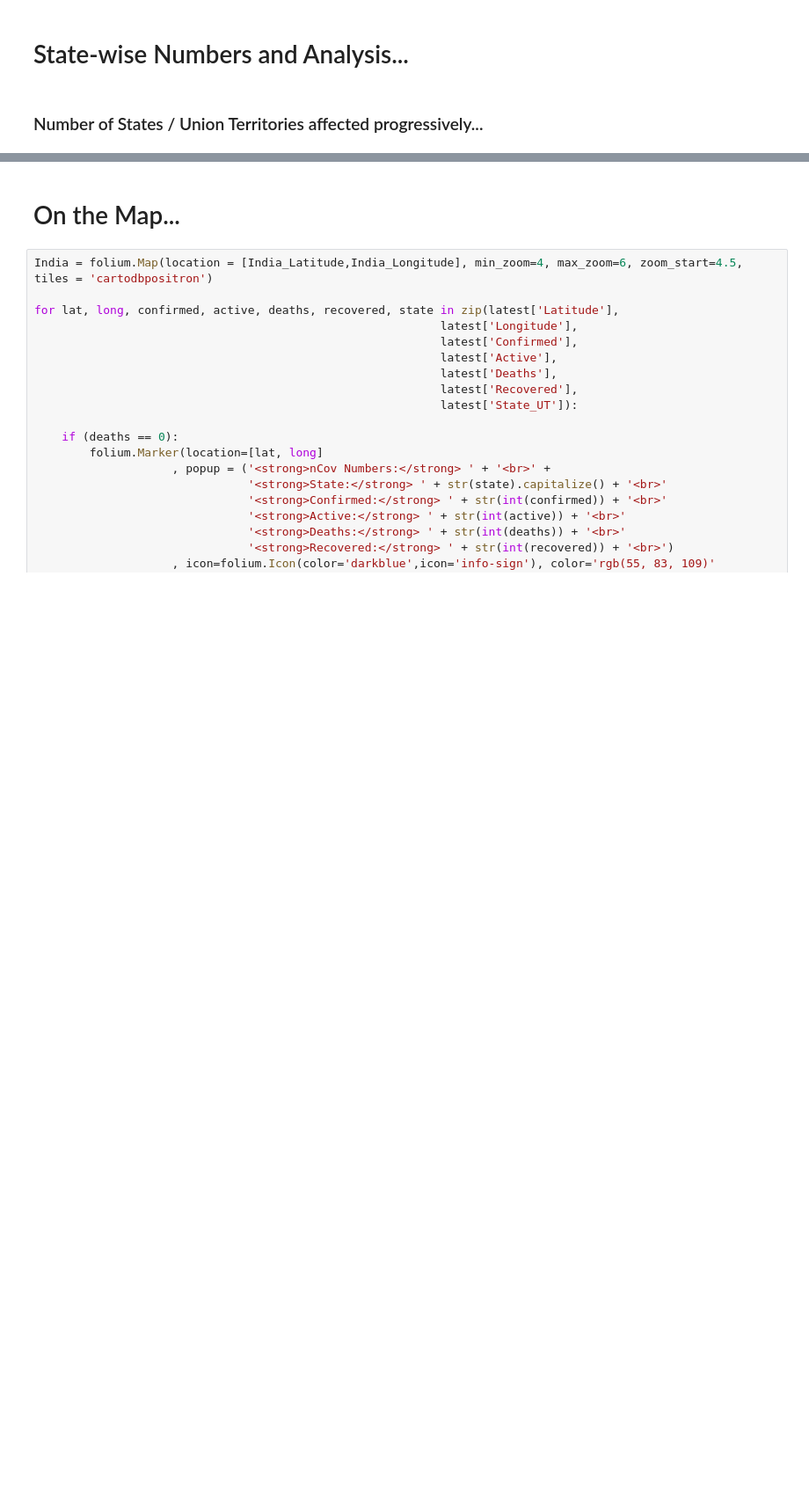
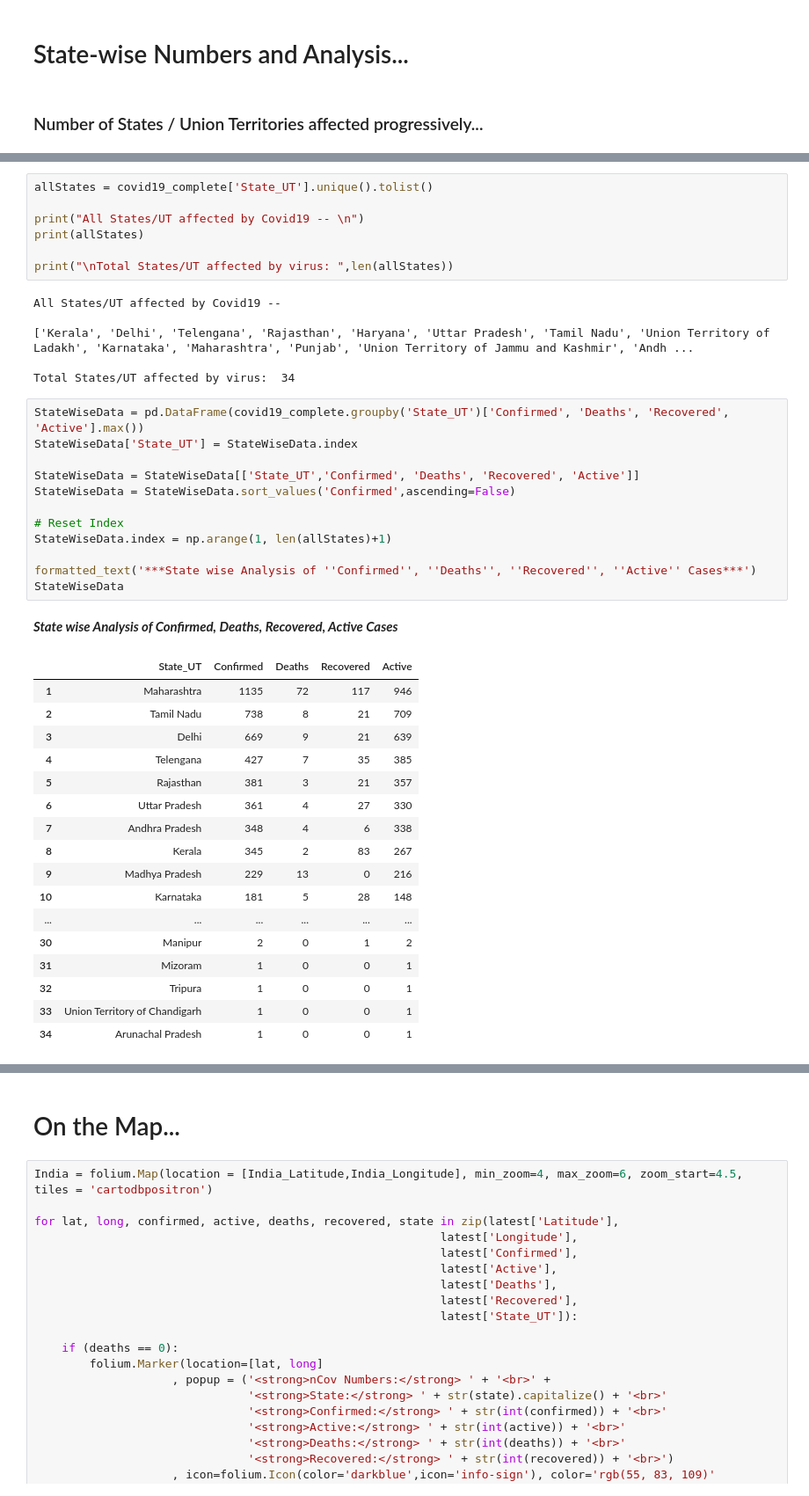
Before and after one commit to sauravmishra1710/Covid-19---A-Geo-Statistical-Analysis, a Jupyter notebook: Covid-19 India Reports.ipynb, the cells around one changed output, grey strips where cells are left out. Shown at 88% size. Drawn from its saved outputs; the diff is of its cells as text; blank space fills up the shorter version.

```diff
--- a/Covid-19 India Reports.ipynb
+++ b/Covid-19 India Reports.ipynb
@@ -1010,3 +968,47 @@ fig.update_layout(uniformtext_minsize=10, uniformtext_mode='hide')
 fig.show()
 # %% [output]
 [interactive output not drawn]
+# %%
+allStates = covid19_complete['State_UT'].unique().tolist()
+
+print("All States/UT affected by Covid19 -- \n")
+print(allStates)
+
+print("\nTotal States/UT affected by virus: ",len(allStates))
+# %% [output]
+All States/UT affected by Covid19 --
+
+['Kerala', 'Delhi', 'Telengana', 'Rajasthan', 'Haryana', 'Uttar Pradesh', 'Tamil Nadu', 'Union Territory of Ladakh', 'Karnataka', 'Maharashtra', 'Punjab', 'Union Territory of Jammu and Kashmir', 'Andh ...
+
+Total States/UT affected by virus:  34
+# %%
+StateWiseData = pd.DataFrame(covid19_complete.groupby('State_UT')['Confirmed', 'Deaths', 'Recovered', 'Active'].max())
+StateWiseData['State_UT'] = StateWiseData.index
+
+StateWiseData = StateWiseData[['State_UT','Confirmed', 'Deaths', 'Recovered', 'Active']]
+StateWiseData = StateWiseData.sort_values('Confirmed',ascending=False)
+
+# Reset Index
+StateWiseData.index = np.arange(1, len(allStates)+1)
+
+formatted_text('***State wise Analysis of ''Confirmed'', ''Deaths'', ''Recovered'', ''Active'' Cases***')
+StateWiseData
+# %% [output]
+***State wise Analysis of Confirmed, Deaths, Recovered, Active Cases***
+|  | State_UT | Confirmed | Deaths | Recovered | Active |
+| 1 | Maharashtra | 1135 | 72 | 117 | 946 |
+| 2 | Tamil Nadu | 738 | 8 | 21 | 709 |
+| 3 | Delhi | 669 | 9 | 21 | 639 |
+| 4 | Telengana | 427 | 7 | 35 | 385 |
+| 5 | Rajasthan | 381 | 3 | 21 | 357 |
+| 6 | Uttar Pradesh | 361 | 4 | 27 | 330 |
+| 7 | Andhra Pradesh | 348 | 4 | 6 | 338 |
+| 8 | Kerala | 345 | 2 | 83 | 267 |
+| 9 | Madhya Pradesh | 229 | 13 | 0 | 216 |
+| 10 | Karnataka | 181 | 5 | 28 | 148 |
+| ... | ... | ... | ... | ... | ... |
+| 30 | Manipur | 2 | 0 | 1 | 2 |
+| 31 | Mizoram | 1 | 0 | 0 | 1 |
+| 32 | Tripura | 1 | 0 | 0 | 1 |
+| 33 | Union Territory of Chandigarh | 1 | 0 | 0 | 1 |
+| 34 | Arunachal Pradesh | 1 | 0 | 0 | 1 |
```
Also changed, not shown: parts of 23 cells of this notebook.
